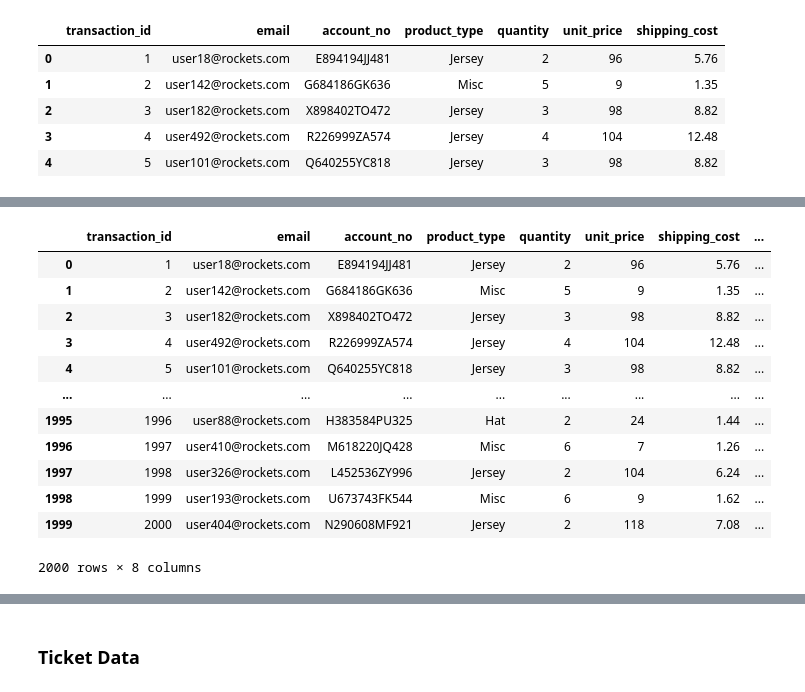
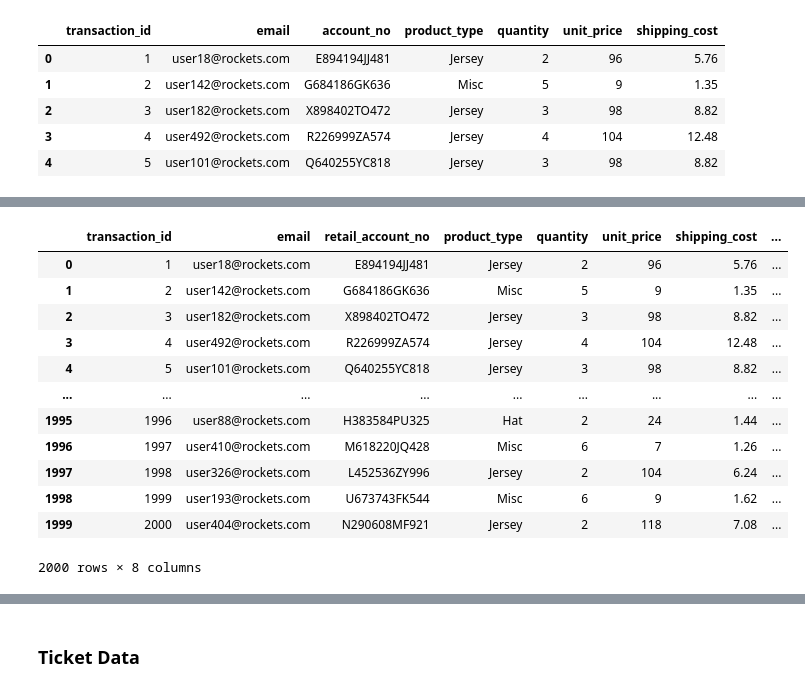
Before and after one commit to mil2tech/DE-NBA-HOU, a Jupyter notebook: jarrid_workbook.ipynb, the cells around one changed output, grey strips where cells are left out. Saved outputs shown, nothing was run; the diff lists cells and outputs as text; code cells hidden in the pictures.

```diff
--- a/jarrid_workbook.ipynb
+++ b/jarrid_workbook.ipynb
@@ -177,7 +177,7 @@ with open('retail.json') as f:
 data = json_data["retail"]
 
 # Create DataFrame from JSON data
-df = pd.DataFrame(data, columns=["transaction_id",
+retail_data = pd.DataFrame(json_data["retail"], columns=["transaction_id",
                                  "email",
                                  "account_no",
                                  "product_type",
@@ -185,7 +185,7 @@ df = pd.DataFrame(data, columns=["transaction_id",
                                  "unit_price",
                                  "shipping_cost"])
 
-df.head()
+retail_data.head()
 # %% [output]
 |  | transaction_id | email | account_no | product_type | quantity | unit_price | shipping_cost |
 | 0 | 1 | user18@rockets.com | E894194JJ481 | Jersey | 2 | 96 | 5.76 |
@@ -196,10 +202,12 @@ df.head()
 # %%
 # Add new column with transaction total calculation
-df["transaction_total"] = df["quantity"] * df["unit_price"] + df["shipping_cost"]
+retail_data["transaction_total"] = retail_data["quantity"] * retail_data["unit_price"] + retail_data["shipping_cost"]
+# Rename the 'account_no' column as 'retail_account_no'
+retail_data = retail_data.rename(columns={'account_no': 'retail_account_no'})
 
-df
+retail_data
 # %% [output]
-|  | transaction_id | email | account_no | product_type | quantity | unit_price | shipping_cost | ... |
+|  | transaction_id | email | retail_account_no | product_type | quantity | unit_price | shipping_cost | ... |
 | 0 | 1 | user18@rockets.com | E894194JJ481 | Jersey | 2 | 96 | 5.76 | ... |
 | 1 | 2 | user142@rockets.com | G684186GK636 | Misc | 5 | 9 | 1.35 | ... |
 | 2 | 3 | user182@rockets.com | X898402TO472 | Jersey | 3 | 98 | 8.82 | ... |
```
Also changed, not shown: parts of 64 cells of this notebook.
